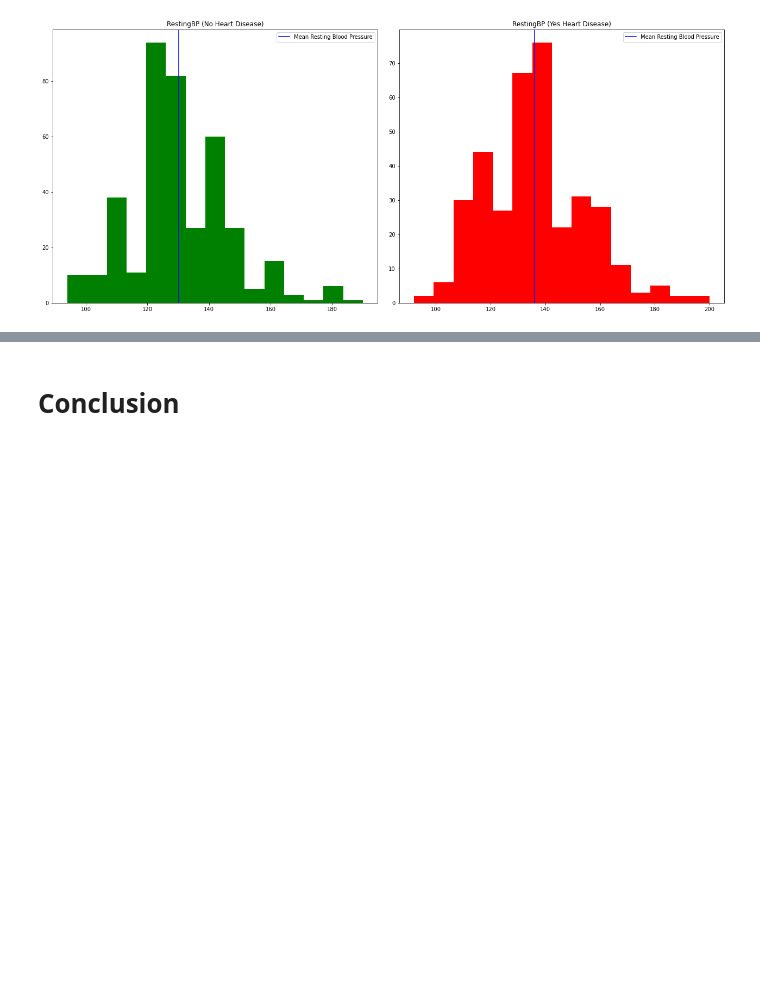
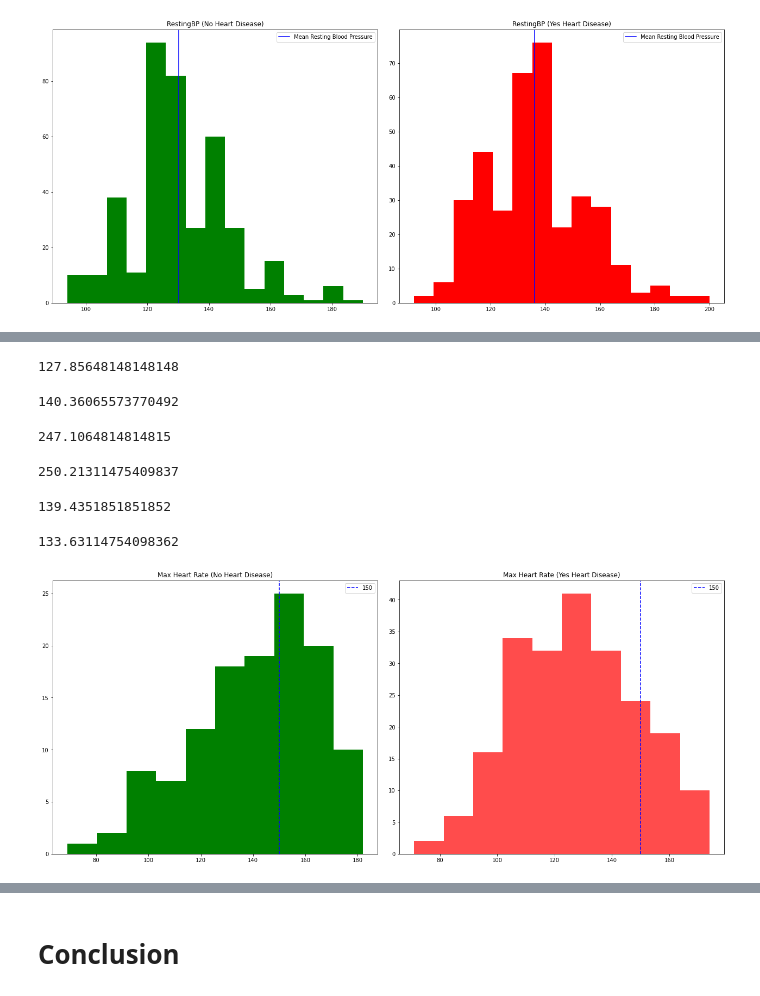
Before and after one commit to MatthewPersonius/Heart-Disease-Model---Capstone, a Jupyter notebook: Heart Disease Exploratory Data Analysis.ipynb, the cells around one changed output, grey strips where cells are left out. Drawn from its saved outputs; the diff is of its cells as text; code cells hidden in the pictures; blank space fills up the shorter version.

```diff
--- a/Heart Disease Exploratory Data Analysis.ipynb
+++ b/Heart Disease Exploratory Data Analysis.ipynb
@@ -433,0 +452,2 @@ plt.show()
+# %%
+over_55=heart_data2[heart_data2['Age']>=55]
@@ -433,0 +470,2 @@ plt.show()
+# %%
+over_55_yes=over_55[over_55['HeartDisease']==1]
@@ -433,0 +488,2 @@ plt.show()
+# %%
+over_55_no=over_55[over_55['HeartDisease']==0]
@@ -433,0 +506,47 @@ plt.show()
+# %%
+over_55_yes["MaxHR"].mean()
+# %% [output]
+127.85648148148148
+# %%
+over_55_no["MaxHR"].mean()
+# %% [output]
+140.36065573770492
+# %%
+over_55_yes["Cholesterol"].mean()
+# %% [output]
+247.1064814814815
+# %%
+over_55_no["Cholesterol"].mean()
+# %% [output]
+250.21311475409837
+# %%
+over_55_yes["RestingBP"].mean()
+# %% [output]
+139.4351851851852
+# %%
+over_55_no["RestingBP"].mean()
+# %% [output]
+133.63114754098362
+# %%
+fig, ax = plt.subplots(1,2)
+fig.set_size_inches(18, 8, forward=True)
+
+ax[1].hist(over_55_yes["MaxHR"], bins=10, alpha = 0.7, color = 'r')
+ax[0].axvline(x=150, c='b', ls='--', alpha=1, label=str(150))
+ax[1].title.set_text('Max Heart Rate (Yes Heart Disease)')
+ax[0].legend()
+
+
+ax[0].hist(over_55_no["MaxHR"], bins=10, alpha = 1, color = 'g')
+ax[1].axvline(x=150, c='b', ls='--', alpha=1, label=str(150))
+ax[0].title.set_text('Max Heart Rate (No Heart Disease)')
+fig.tight_layout(pad=2.0)
+ax[1].legend()
+
+
+
+
+
+plt.show()
+# %% [output]
+[figure, added]
```
Also changed, not shown: parts of 7 cells of this notebook.
